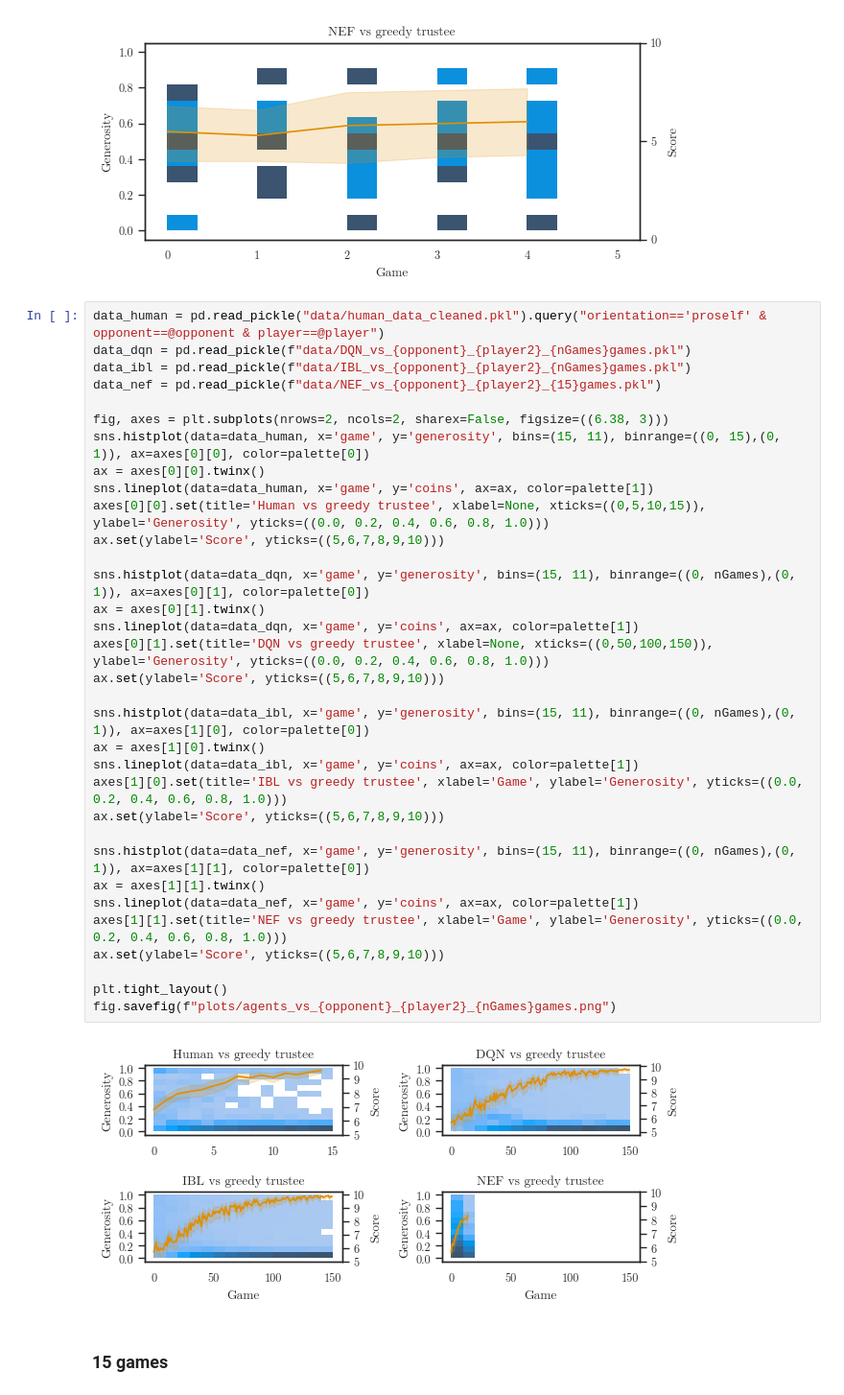
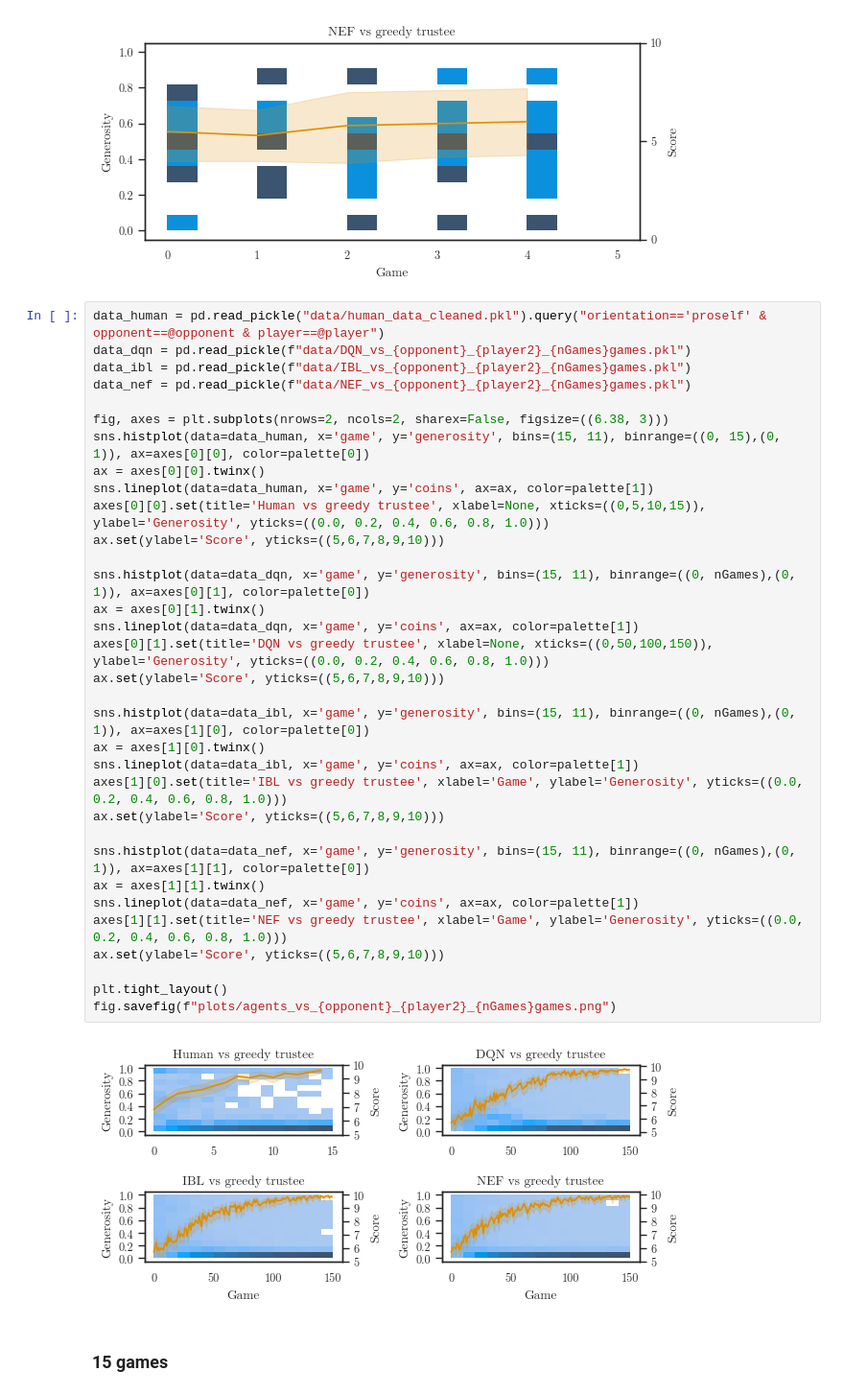
Before and after one commit to psipeter/social-value-orientation, a Jupyter notebook: optimal_learning.ipynb, the cells around one changed output. Shown at 96% size. Saved outputs shown, nothing was run; the diff lists cells and outputs as text.

```diff
--- a/optimal_learning.ipynb
+++ b/optimal_learning.ipynb
@@ -182,37 +182,37 @@ game 4, time 1.02e+02
 data_human = pd.read_pickle("data/human_data_cleaned.pkl").query("orientation=='proself' & opponent==@opponent & player==@player")
 data_dqn = pd.read_pickle(f"data/DQN_vs_{opponent}_{player2}_{nGames}games.pkl")
 data_ibl = pd.read_pickle(f"data/IBL_vs_{opponent}_{player2}_{nGames}games.pkl")
-data_nef = pd.read_pickle(f"data/NEF_vs_{opponent}_{player2}_{15}games.pkl")
+data_nef = pd.read_pickle(f"data/NEF_vs_{opponent}_{player2}_{nGames}games.pkl")
 
 fig, axes = plt.subplots(nrows=2, ncols=2, sharex=False, figsize=((6.38, 3)))
 sns.histplot(data=data_human, x='game', y='generosity', bins=(15, 11), binrange=((0, 15),(0, 1)), ax=axes[0][0], color=palette[0])
 ax = axes[0][0].twinx()
 sns.lineplot(data=data_human, x='game', y='coins', ax=ax, color=palette[1])
 axes[0][0].set(title='Human vs greedy trustee', xlabel=None, xticks=((0,5,10,15)), ylabel='Generosity', yticks=((0.0, 0.2, 0.4, 0.6, 0.8, 1.0)))
 ax.set(ylabel='Score', yticks=((5,6,7,8,9,10)))
 
 sns.histplot(data=data_dqn, x='game', y='generosity', bins=(15, 11), binrange=((0, nGames),(0, 1)), ax=axes[0][1], color=palette[0])
 ax = axes[0][1].twinx()
 sns.lineplot(data=data_dqn, x='game', y='coins', ax=ax, color=palette[1])
 axes[0][1].set(title='DQN vs greedy trustee', xlabel=None, xticks=((0,50,100,150)), ylabel='Generosity', yticks=((0.0, 0.2, 0.4, 0.6, 0.8, 1.0)))
 ax.set(ylabel='Score', yticks=((5,6,7,8,9,10)))
 
 sns.histplot(data=data_ibl, x='game', y='generosity', bins=(15, 11), binrange=((0, nGames),(0, 1)), ax=axes[1][0], color=palette[0])
 ax = axes[1][0].twinx()
 sns.lineplot(data=data_ibl, x='game', y='coins', ax=ax, color=palette[1])
 axes[1][0].set(title='IBL vs greedy trustee', xlabel='Game', ylabel='Generosity', yticks=((0.0, 0.2, 0.4, 0.6, 0.8, 1.0)))
 ax.set(ylabel='Score', yticks=((5,6,7,8,9,10)))
 
 sns.histplot(data=data_nef, x='game', y='generosity', bins=(15, 11), binrange=((0, nGames),(0, 1)), ax=axes[1][1], color=palette[0])
 ax = axes[1][1].twinx()
 sns.lineplot(data=data_nef, x='game', y='coins', ax=ax, color=palette[1])
 axes[1][1].set(title='NEF vs greedy trustee', xlabel='Game', ylabel='Generosity', yticks=((0.0, 0.2, 0.4, 0.6, 0.8, 1.0)))
 ax.set(ylabel='Score', yticks=((5,6,7,8,9,10)))
 
 plt.tight_layout()
 fig.savefig(f"plots/agents_vs_{opponent}_{player2}_{nGames}games.png")
 # %% [output]
-[figure, old version]
+[figure, new version]
 # %% [markdown]
 ### 15 games
 # %%
```
Also changed, not shown: 7 other files.
